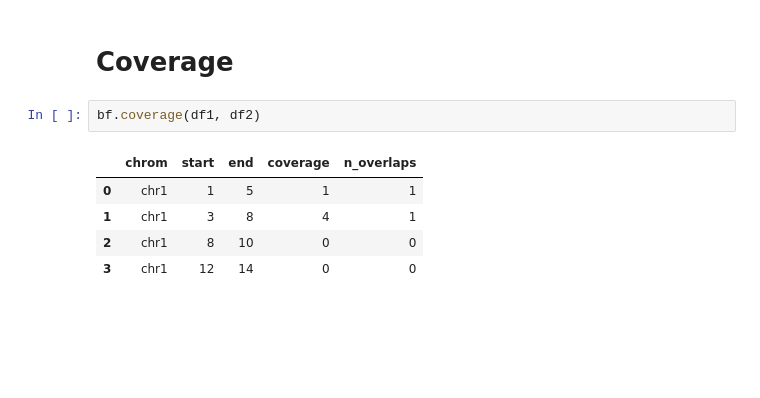
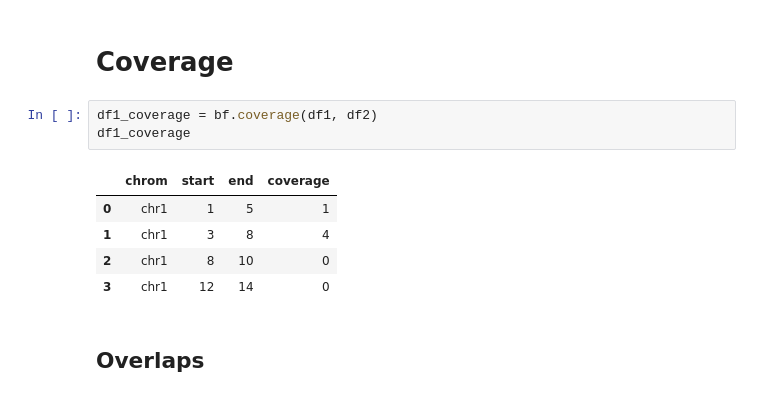
Before and after one commit to open2c/bioframe, a Jupyter notebook: docs/notebooks/intervals_tutorials.ipynb, the cells around one changed output. Drawn from its saved outputs; the diff is of its cells as text; blank space fills up the shorter version.

Commit message:
update-to-coverage

```diff
--- a/docs/notebooks/intervals_tutorials.ipynb
+++ b/docs/notebooks/intervals_tutorials.ipynb
@@ -216,10 +216,13 @@ bf.closest(df1, df1)
 # %% [markdown]
 # Coverage
 # %%
-bf.coverage(df1, df2)
+df1_coverage = bf.coverage(df1, df2)
+df1_coverage
 # %% [output]
-|  | chrom | start | end | coverage | n_overlaps |
-| 0 | chr1 | 1 | 5 | 1 | 1 |
-| 1 | chr1 | 3 | 8 | 4 | 1 |
-| 2 | chr1 | 8 | 10 | 0 | 0 |
-| 3 | chr1 | 12 | 14 | 0 | 0 |
+|  | chrom | start | end | coverage |
+| 0 | chr1 | 1 | 5 | 1 |
+| 1 | chr1 | 3 | 8 | 4 |
+| 2 | chr1 | 8 | 10 | 0 |
+| 3 | chr1 | 12 | 14 | 0 |
+# %% [markdown]
+## Overlaps
```
Also changed, not shown: parts of 4 cells of this notebook, 2 other files.
